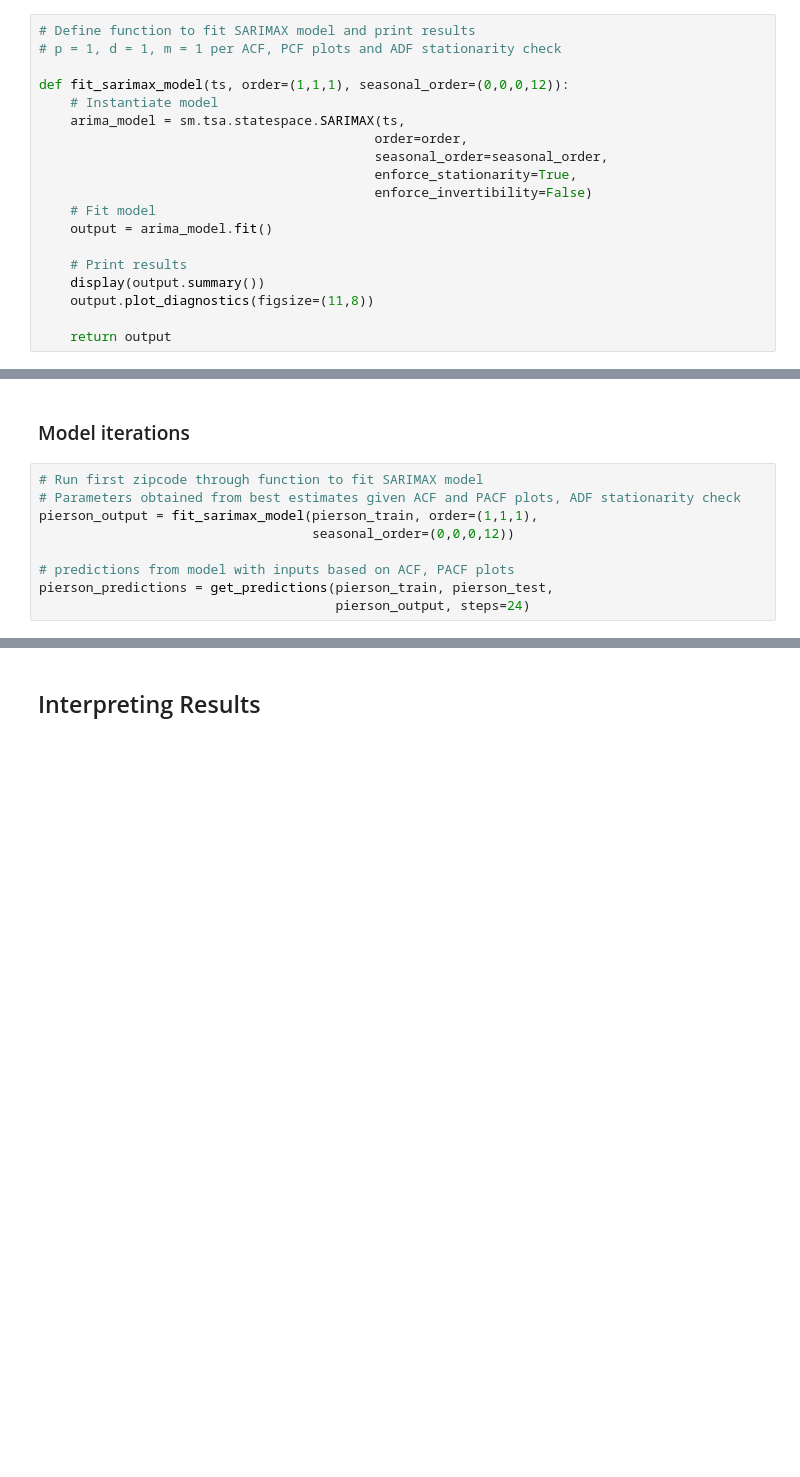
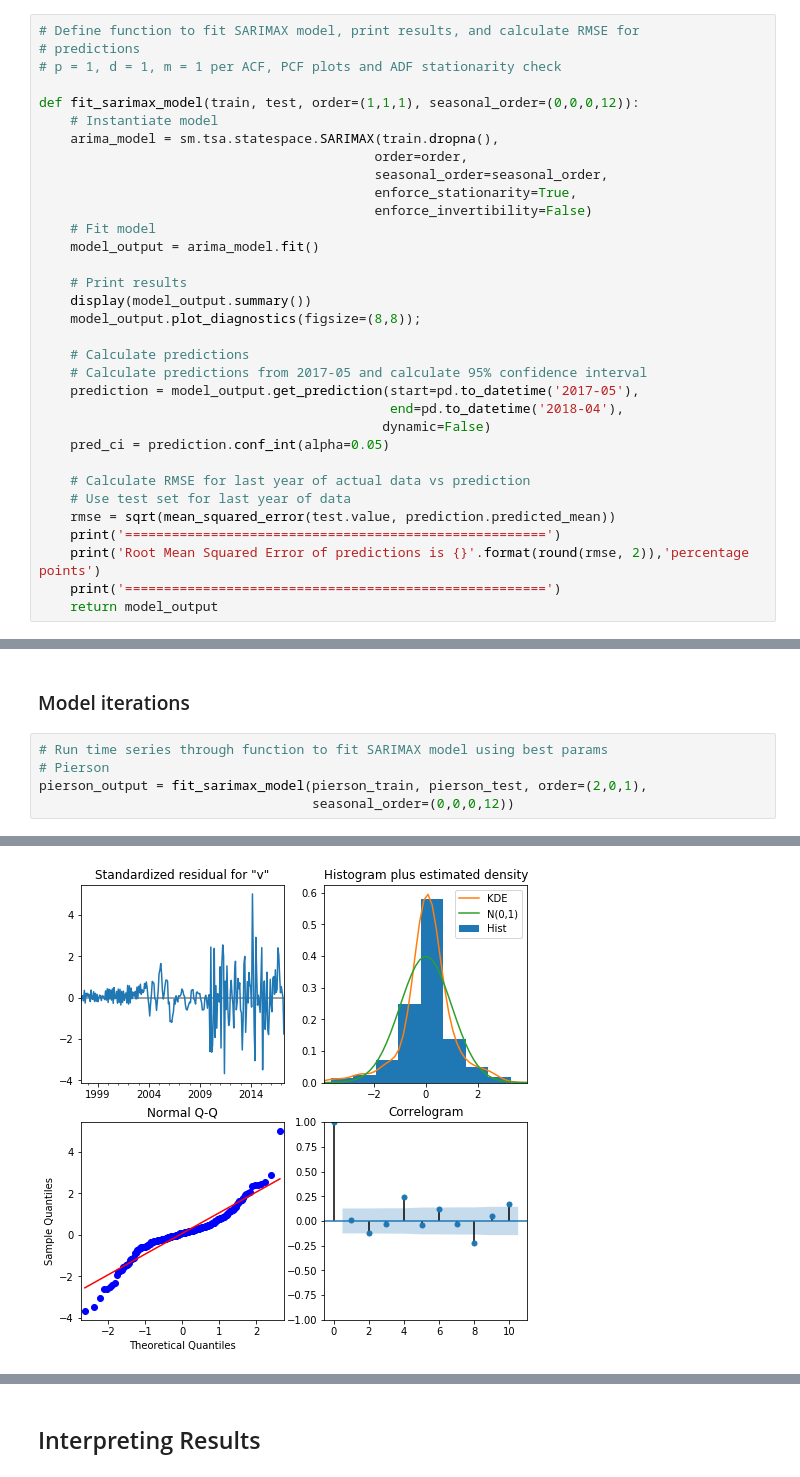
Before and after one commit to magalisolimano/time-series, a Jupyter notebook: notebook.ipynb, the cells around one changed output, grey strips where cells are left out. Cells and saved outputs as stored; diff of their text form; blank space fills up the shorter version.

Commit message:
eda, preprocessing, and modelling

```diff
--- a/notebook.ipynb
+++ b/notebook.ipynb
@@ -684,22 +986,36 @@ def find_params(name, ts):
     return name, params_output.order, params_output.seasonal_order, round(
         params_output.aic(),1)
 # %%
-# Define function to fit SARIMAX model and print results
+# Define function to fit SARIMAX model, print results, and calculate RMSE for
+# predictions
 # p = 1, d = 1, m = 1 per ACF, PCF plots and ADF stationarity check
 
-def fit_sarimax_model(ts, order=(1,1,1), seasonal_order=(0,0,0,12)):
+def fit_sarimax_model(train, test, order=(1,1,1), seasonal_order=(0,0,0,12)):
     # Instantiate model
-    arima_model = sm.tsa.statespace.SARIMAX(ts,
+    arima_model = sm.tsa.statespace.SARIMAX(train.dropna(),
                                            order=order,
                                            seasonal_order=seasonal_order,
                                            enforce_stationarity=True,
                                            enforce_invertibility=False)
     # Fit model
-    output = arima_model.fit()
+    model_output = arima_model.fit()
 
     # Print results
-    display(output.summary())
-    output.plot_diagnostics(figsize=(11,8))
+    display(model_output.summary())
+    model_output.plot_diagnostics(figsize=(8,8));
 
-    return output
+    # Calculate predictions
+    # Calculate predictions from 2017-05 and calculate 95% confidence interval
+    prediction = model_output.get_prediction(start=pd.to_datetime('2017-05'),
+                                             end=pd.to_datetime('2018-04'),
+                                            dynamic=False)
+    pred_ci = prediction.conf_int(alpha=0.05)
+
+    # Calculate RMSE for last year of actual data vs prediction
+    # Use test set for last year of data
+    rmse = sqrt(mean_squared_error(test.value, prediction.predicted_mean))
+    print('======================================================')
+    print('Root Mean Squared Error of predictions is {}'.format(round(rmse, 2)),'percentage points')
+    print('======================================================')
+    return model_output
 # %%
@@ -860,11 +1253,8 @@ comparative_df
 # %% [markdown]
 ###  Model iterations
 # %%
-# Run first zipcode through function to fit SARIMAX model
-# Parameters obtained from best estimates given ACF and PACF plots, ADF stationarity check
-pierson_output = fit_sarimax_model(pierson_train, order=(1,1,1),
+# Run time series through function to fit SARIMAX model using best params
+# Pierson
+pierson_output = fit_sarimax_model(pierson_train, pierson_test, order=(2,0,1),
                                    seasonal_order=(0,0,0,12))
-
-# predictions from model with inputs based on ACF, PACF plots
-pierson_predictions = get_predictions(pierson_train, pierson_test,
-                                      pierson_output, steps=24)
+# %% [output]
@@ -870,0 +1283 @@ pierson_predictions = get_predictions(pierson_train, pierson_test,
+[figure, added]
```
Also changed, not shown: parts of 89 cells of this notebook.
